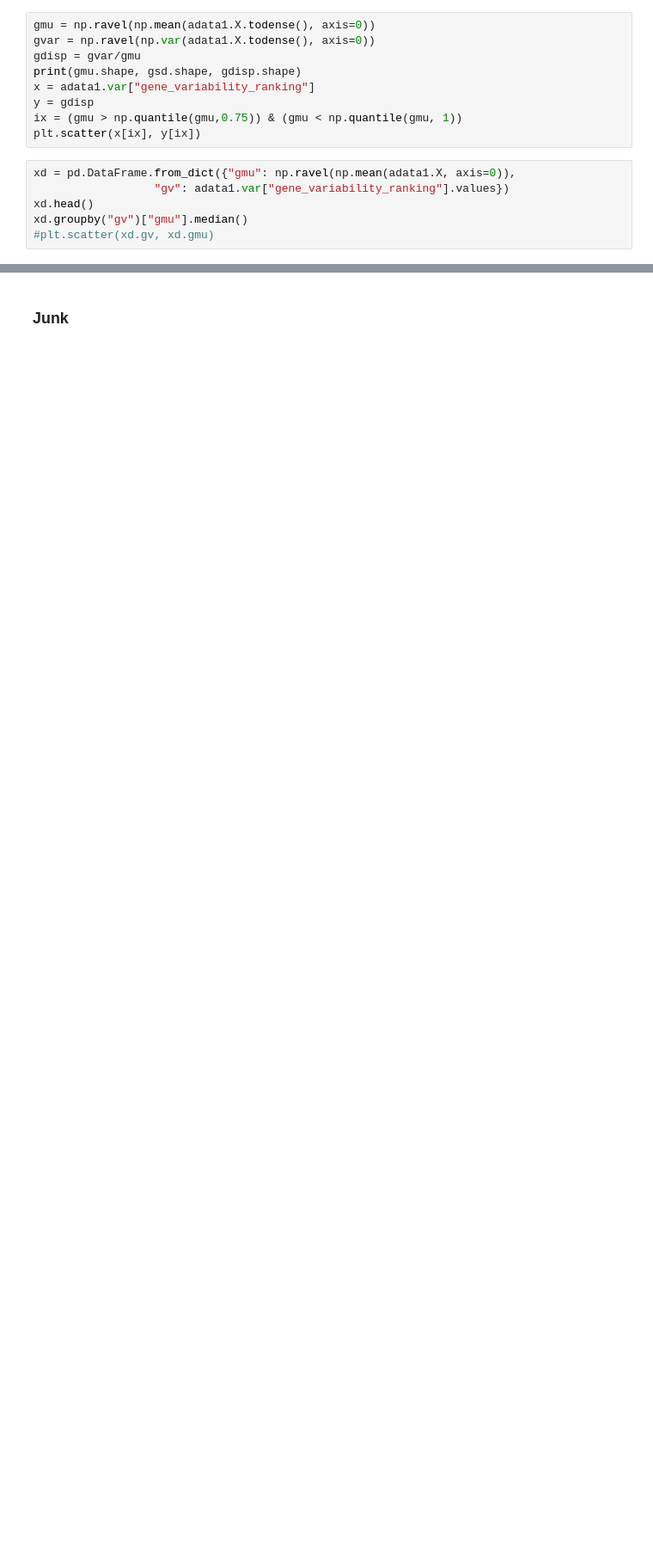
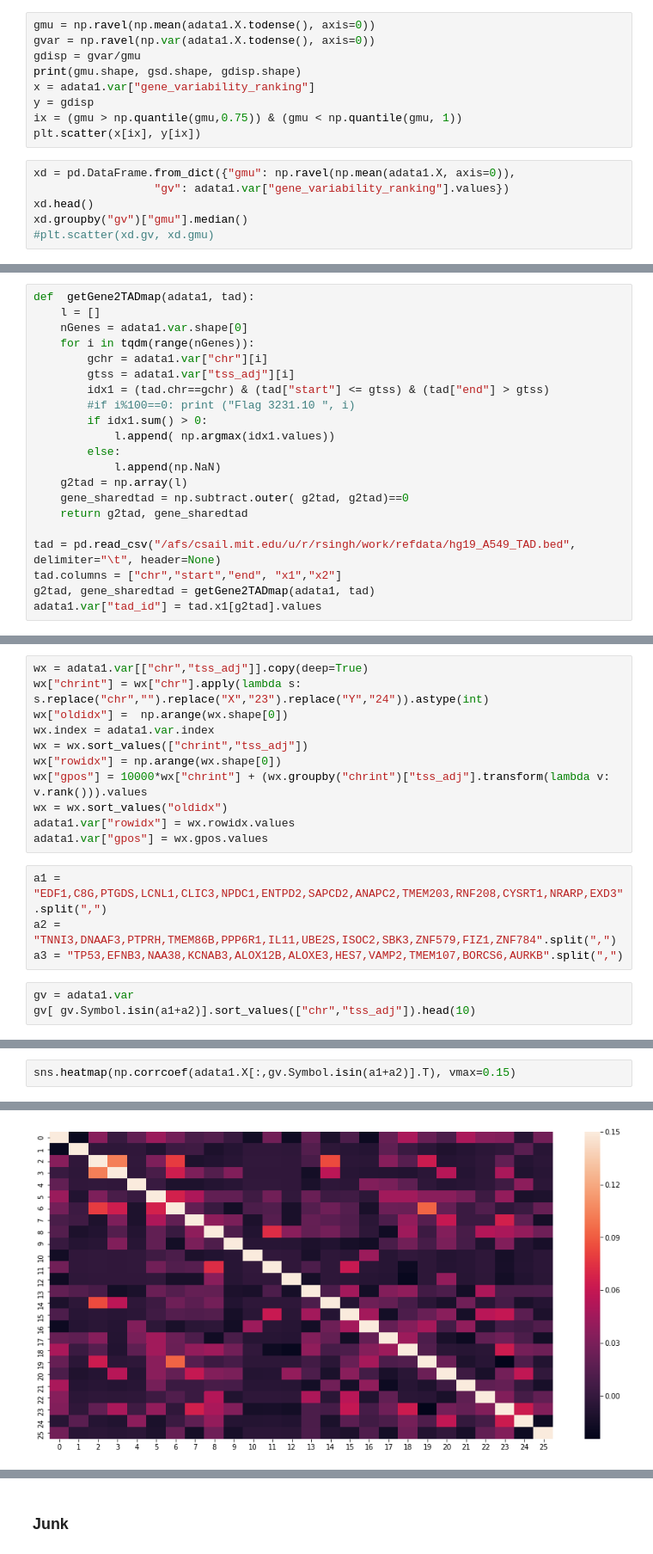
Before and after one commit to rs239/schema, a Jupyter notebook: examples/sci-car/scicar-test1.ipynb, the cells around one changed output, grey strips where cells are left out. Shown: that part at 86% size. Cells and saved outputs as stored; diff of their text form; blank space fills up the shorter version.

```diff
--- a/examples/sci-car/scicar-test1.ipynb
+++ b/examples/sci-car/scicar-test1.ipynb
@@ -611,0 +872,21 @@ xd.groupby("gv")["gmu"].median()
+# %%
+def  getGene2TADmap(adata1, tad):
+    l = []
+    nGenes = adata1.var.shape[0]
+    for i in tqdm(range(nGenes)):
+        gchr = adata1.var["chr"][i]
+        gtss = adata1.var["tss_adj"][i]
+        idx1 = (tad.chr==gchr) & (tad["start"] <= gtss) & (tad["end"] > gtss)
+        #if i%100==0: print ("Flag 3231.10 ", i)
+        if idx1.sum() > 0:
+            l.append( np.argmax(idx1.values))
+        else:
+            l.append(np.NaN)
+    g2tad = np.array(l)
+    gene_sharedtad = np.subtract.outer( g2tad, g2tad)==0
+    return g2tad, gene_sharedtad
+
+tad = pd.read_csv("/afs/csail.mit.edu/u/r/rsingh/work/refdata/hg19_A549_TAD.bed", delimiter="\t", header=None)
+tad.columns = ["chr","start","end", "x1","x2"]
+g2tad, gene_sharedtad = getGene2TADmap(adata1, tad)
+adata1.var["tad_id"] = tad.x1[g2tad].values
@@ -611,0 +895,18 @@ xd.groupby("gv")["gmu"].median()
+# %%
+wx = adata1.var[["chr","tss_adj"]].copy(deep=True)
+wx["chrint"] = wx["chr"].apply(lambda s: s.replace("chr","").replace("X","23").replace("Y","24")).astype(int)
+wx["oldidx"] =  np.arange(wx.shape[0])
+wx.index = adata1.var.index
+wx = wx.sort_values(["chrint","tss_adj"])
+wx["rowidx"] = np.arange(wx.shape[0])
+wx["gpos"] = 10000*wx["chrint"] + (wx.groupby("chrint")["tss_adj"].transform(lambda v: v.rank())).values
+wx = wx.sort_values("oldidx")
+adata1.var["rowidx"] = wx.rowidx.values
+adata1.var["gpos"] = wx.gpos.values
+# %%
+a1 = "EDF1,C8G,PTGDS,LCNL1,CLIC3,NPDC1,ENTPD2,SAPCD2,ANAPC2,TMEM203,RNF208,CYSRT1,NRARP,EXD3".split(",")
+a2 = "TNNI3,DNAAF3,PTPRH,TMEM86B,PPP6R1,IL11,UBE2S,ISOC2,SBK3,ZNF579,FIZ1,ZNF784".split(",")
+a3 = "TP53,EFNB3,NAA38,KCNAB3,ALOX12B,ALOXE3,HES7,VAMP2,TMEM107,BORCS6,AURKB".split(",")
+# %%
+gv = adata1.var
+gv[ gv.Symbol.isin(a1+a2)].sort_values(["chr","tss_adj"]).head(10)
@@ -611,0 +926,3 @@ xd.groupby("gv")["gmu"].median()
+# %%
+sns.heatmap(np.corrcoef(adata1.X[:,gv.Symbol.isin(a1+a2)].T), vmax=0.15)
+# %% [output]
@@ -611,0 +930 @@ xd.groupby("gv")["gmu"].median()
+[figure, added]
```
Also changed, not shown: parts of 45 cells of this notebook, 1 other file.
